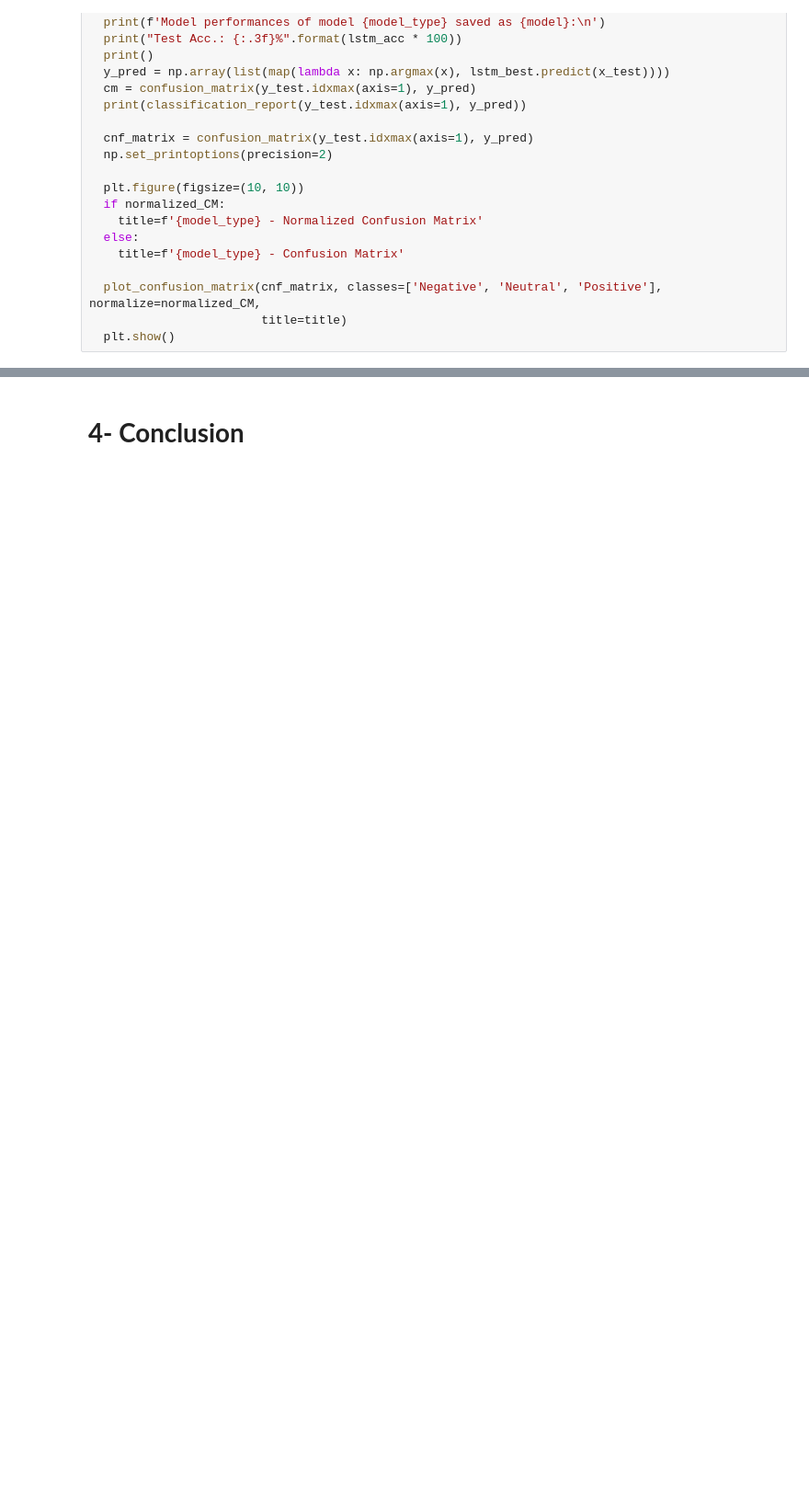
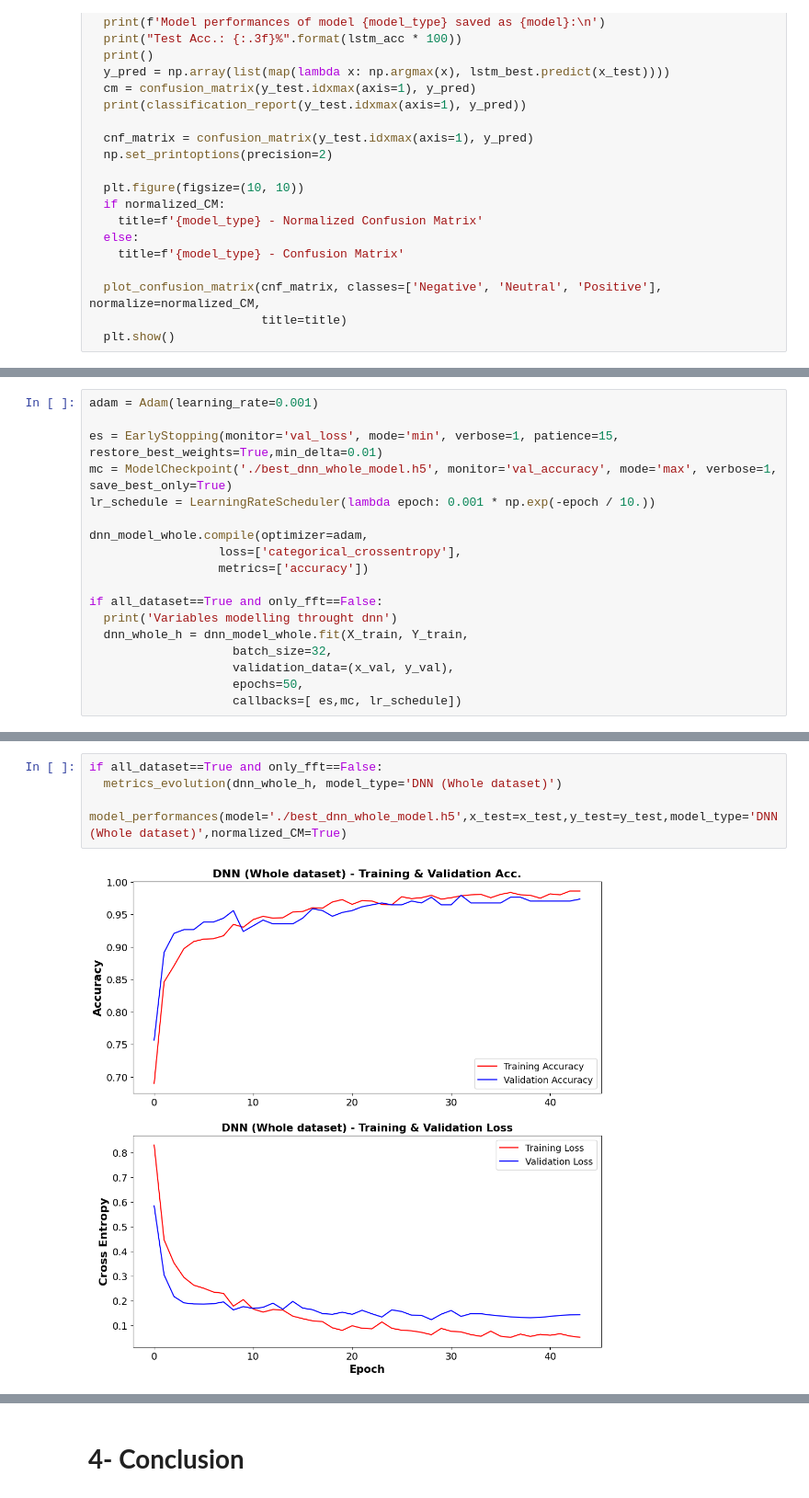
Before and after one commit to AndreaCorrado00/Emotion-recognition-throught-Deep-Learning-, a Jupyter notebook: emotions_eeg_lstm_gru_dnn_98_44.ipynb, the cells around one changed output, grey strips where cells are left out. Shown at 92% size. Cells and saved outputs as stored; diff of their text form; blank space fills up the shorter version.

```diff
--- a/emotions_eeg_lstm_gru_dnn_98_44.ipynb
+++ b/emotions_eeg_lstm_gru_dnn_98_44.ipynb
@@ -634,0 +650,18 @@ Normalized confusion matrix
+# %%
+adam = Adam(learning_rate=0.001)
+
+es = EarlyStopping(monitor='val_loss', mode='min', verbose=1, patience=15, restore_best_weights=True,min_delta=0.01)
+mc = ModelCheckpoint('./best_dnn_whole_model.h5', monitor='val_accuracy', mode='max', verbose=1, save_best_only=True)
+lr_schedule = LearningRateScheduler(lambda epoch: 0.001 * np.exp(-epoch / 10.))
+
+dnn_model_whole.compile(optimizer=adam,
+                  loss=['categorical_crossentropy'],
+                  metrics=['accuracy'])
+
+if all_dataset==True and only_fft==False:
+  print('Variables modelling throught dnn')
+  dnn_whole_h = dnn_model_whole.fit(X_train, Y_train,
+                    batch_size=32,
+                    validation_data=(x_val, y_val),
+                    epochs=50,
+                    callbacks=[ es,mc, lr_schedule])
@@ -634,0 +686,6 @@ Normalized confusion matrix
+# %%
+if all_dataset==True and only_fft==False:
+  metrics_evolution(dnn_whole_h, model_type='DNN (Whole dataset)')
+  model_performances(model='./best_dnn_whole_model.h5',x_test=x_test,y_test=y_test,model_type='DNN (Whole dataset)',normalized_CM=True)
+# %% [output]
+[figure, added]
```
Also changed, not shown: parts of 38 cells of this notebook.
